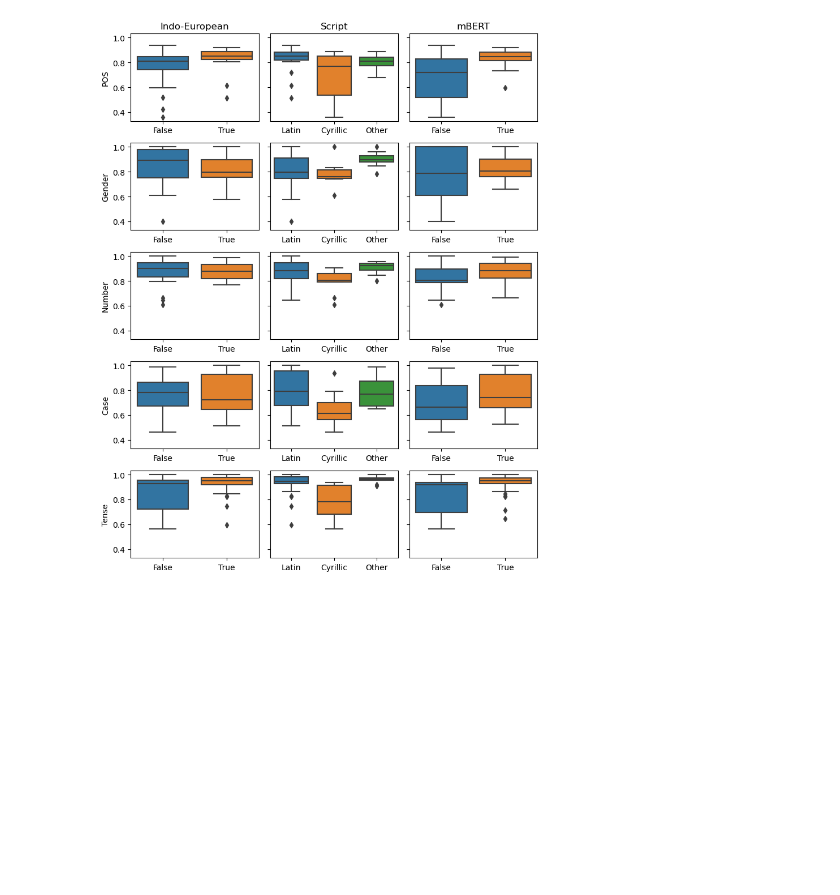
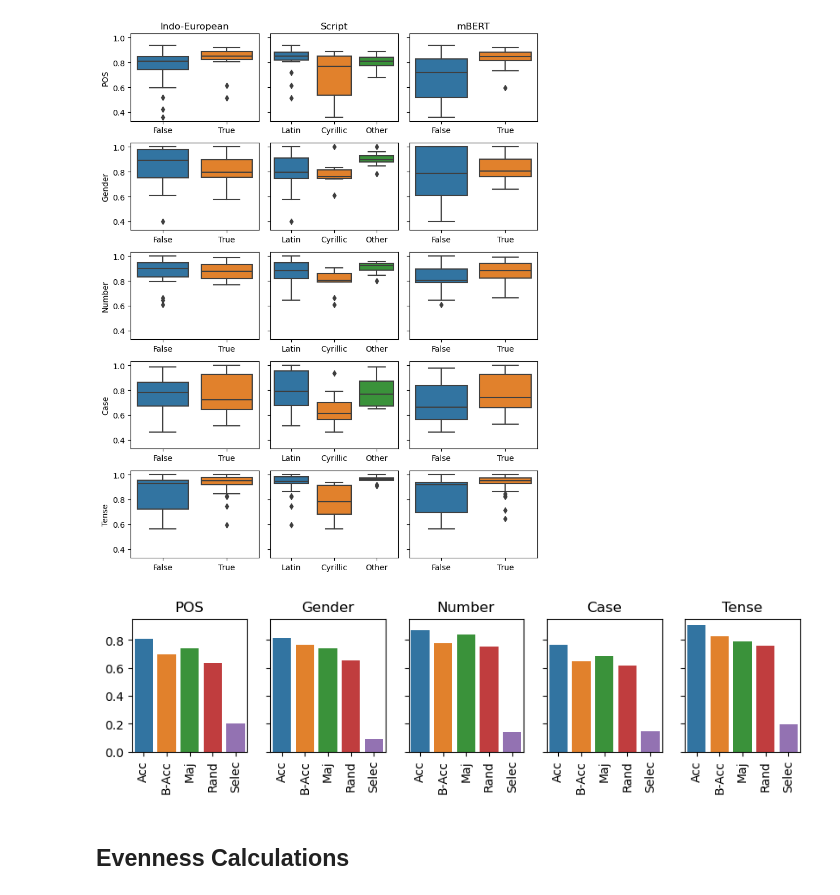
Before and after one commit to katjakon/Probing4LowRes, a Jupyter notebook: analysis.ipynb, the cells around one changed output. Drawn from its saved outputs; the diff is of its cells as text; code cells hidden in the pictures; blank space fills up the shorter version.

```diff
--- a/analysis.ipynb
+++ b/analysis.ipynb
@@ -496,3 +523,9 @@ fig.tight_layout()
 fig
 # %% [output]
 [figure]
+# %%
+fig_bar
+# %% [output]
+[figure, added]
+# %% [markdown]
+## Evenness Calculations
```
Also changed, not shown: parts of 28 cells of this notebook, 1 other file.
